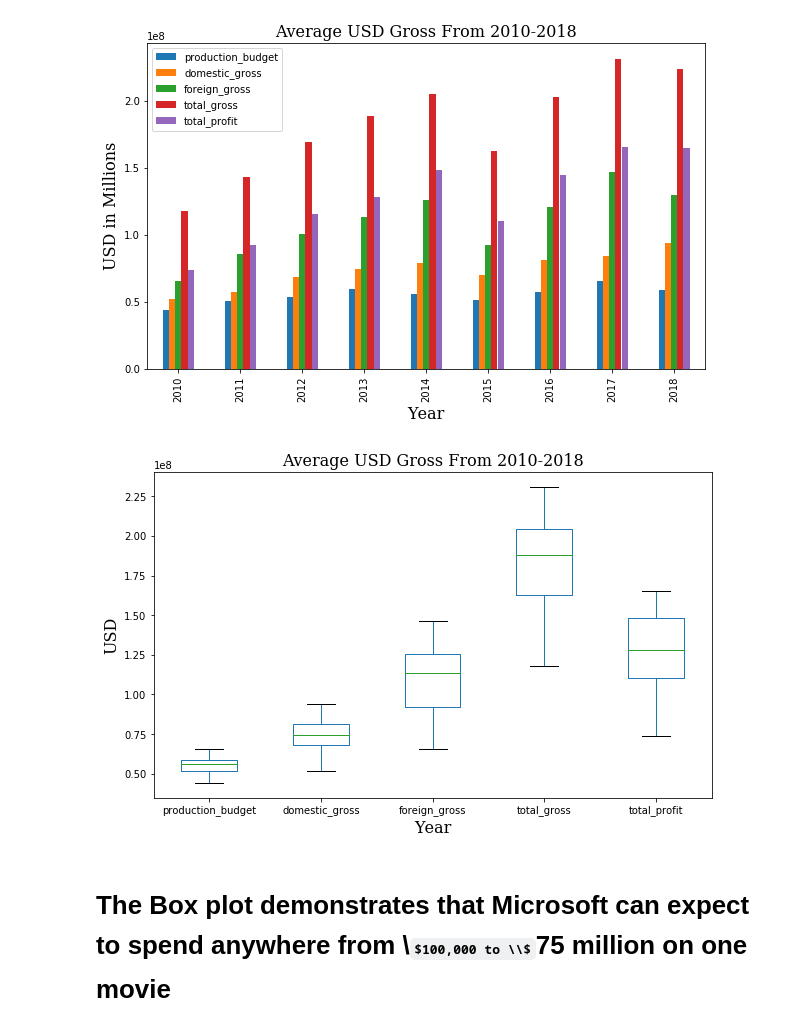
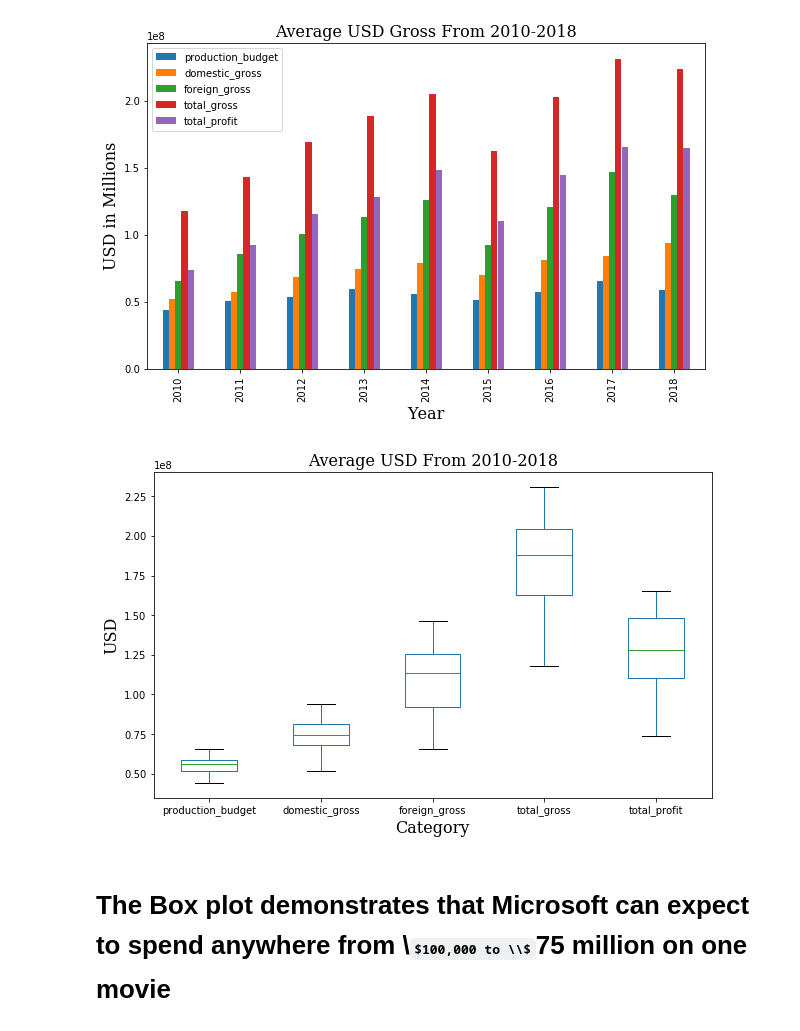
Before and after one commit to dorjeys3/Movies-Analysis, a Jupyter notebook: Microsoft Movie Analysis.ipynb, the cells around one changed output. Cells and saved outputs as stored; diff of their text form; code cells hidden in the pictures; some formulas as TeX source.

```diff
--- a/Microsoft Movie Analysis.ipynb
+++ b/Microsoft Movie Analysis.ipynb
@@ -60,7 +60,7 @@ import matplotlib.pyplot as plt
 #International Movie Database
 title_akas = pd.read_csv('./zippeddata/imdb.title.akas.csv.gz')
 #Box office Mojo Database
-movie_db = pd.read_csv('movie_db.csv')
+movie_db = pd.read_csv('./zippeddata/movie_db.csv')
 # %% [markdown]
 # Prelimanary Findings
 # %% [markdown]
@@ -126,11 +126,11 @@ plt.savefig('images/avg_gross_2010_2018.png', bbox_inches = "tight");
 # %%
 mean_df.plot(kind = "box", figsize = (10,6))
 plt.ylabel("USD", fontdict=font)
-plt.xlabel("Year", fontdict=font)
-plt.title("Average USD Gross From 2010-2018", fontdict=font);
+plt.xlabel("Category", fontdict=font)
+plt.title("Average USD From 2010-2018", fontdict=font);
 plt.savefig('images/avg_gross_boxplot_2010_2018.png', bbox_inches = "tight");
 # %% [output]
-[figure, old version]
+[figure, new version]
 # %% [markdown]
 # The Box plot demonstrates that Microsoft can expect to spend anywhere from \\$100,000 to \\$75 million on one movie
 # %% [markdown]
```
Also changed, not shown: parts of 1 cell of this notebook, 5 other files.
